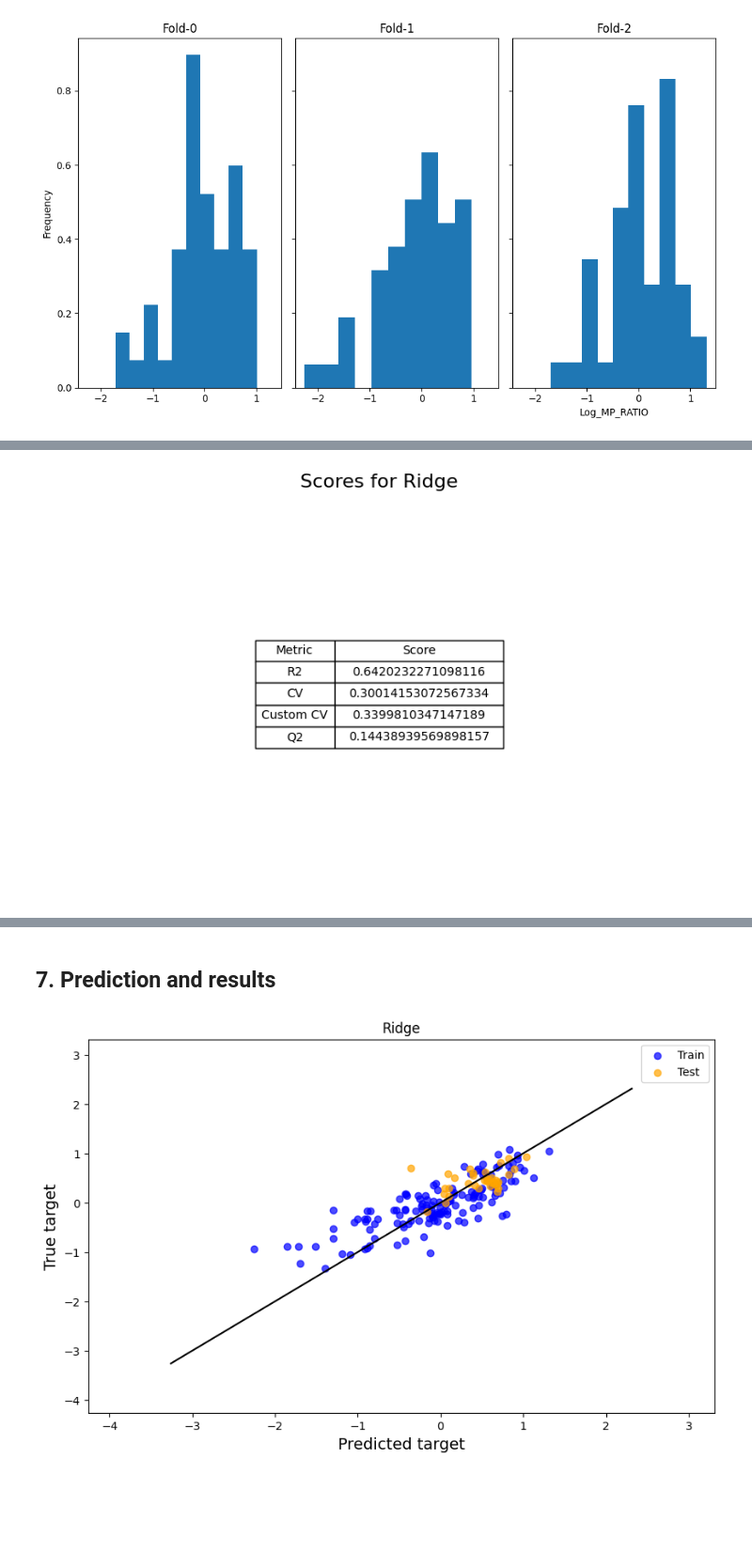
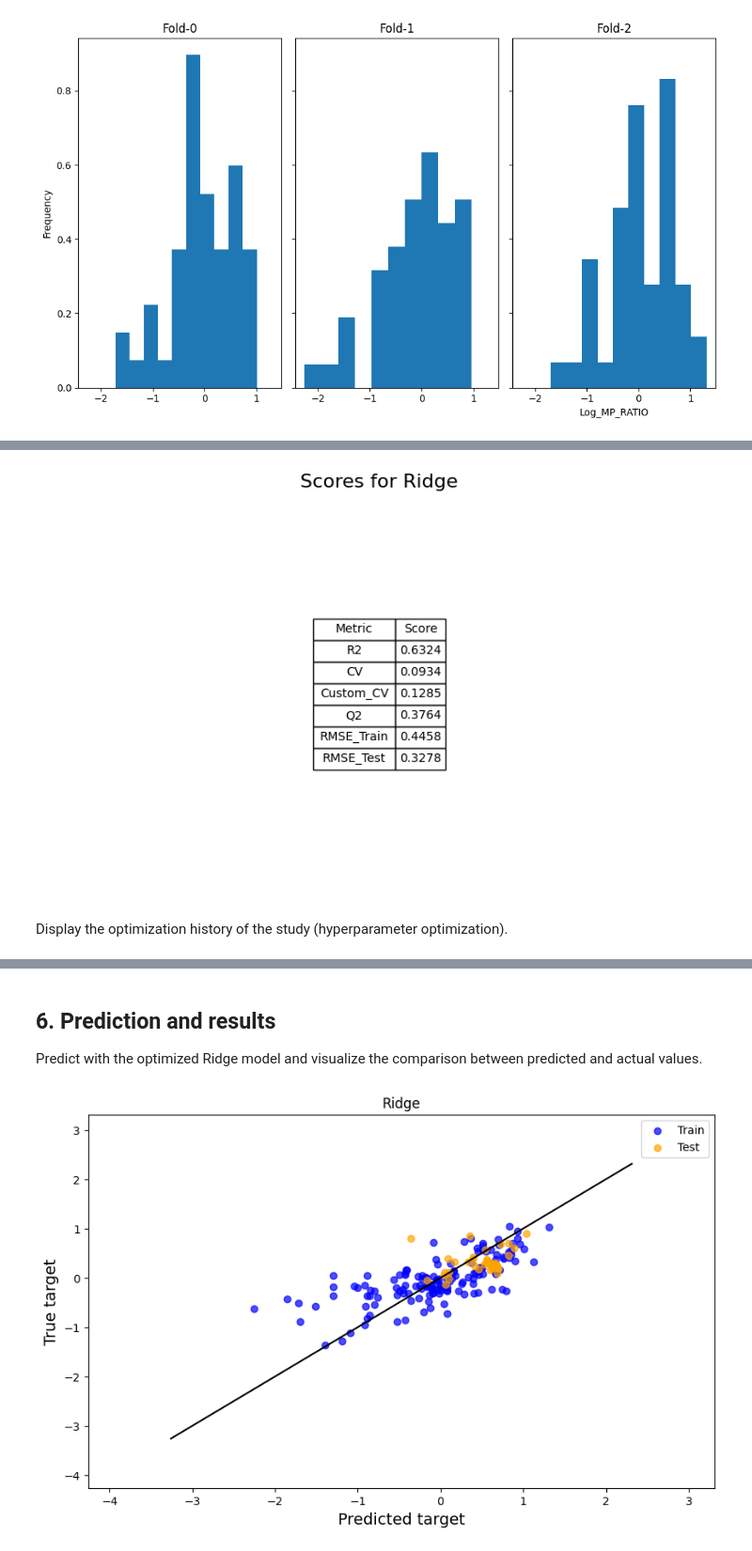
Before and after one commit to tahiri-lab/QSAR, a Jupyter notebook: tutorials/models/ridge_v2.ipynb, the cells around one changed output, grey strips where cells are left out. Shown at 94% size. Saved outputs shown, nothing was run; the diff lists cells and outputs as text; code cells hidden in the pictures; blank space fills up the shorter version.

Commit message:
improve Ridge model

```diff
--- a/tutorials/models/ridge_v2.ipynb
+++ b/tutorials/models/ridge_v2.ipynb
@@ -15,15 +31,10 @@ from sklearn.preprocessing import StandardScaler
 # %%
 data_paths = {
-    "full_train": "../data/full/train/full_train_unfiltered.csv",
-    "full_test": "../data/full/test/full_test_unfiltered.csv",
-    "neutral_train": "../data/neutral/train/neutral_train_unfiltered.csv",
-    "neutral_test": "../data/neutral/test/neutral_test_unfiltered.csv",
-    "ionizable_train": "../data/ionizable/train/ionizable_train_unfiltered.csv",
-    "ionizable_test": "../data/ionizable/test/ionizable_test_unfiltered.csv",
+    "full_train": "../../data/full/train/full_train_unfiltered.csv",
+    "full_test": "../../data/full/test/full_test_unfiltered.csv",
 }
 
 extractor = Extractor(data_paths)
 
-# todo move the split after the preprocessing
 x_dfs, y_dfs = extractor.split_x_y("Log_MP_RATIO")
 df_full_tain = extractor.get_df("full_train")
@@ -61,7 +67,7 @@ visualizer.display_model_performance("Ridge", metrics)
 # %%
 ridge_model = RidgeModel()
 
-optimizer = HyperParameterOptimizer(model=ridge_model, data=df_full_tain, direction='maximize', trials=100)
+optimizer = HyperParameterOptimizer(model=ridge_model, data=df_full_tain.copy(), direction='maximize', trials=100)
 
 study = optimizer.optimize()
 trial = study.best_trial
@@ -91,19 +99,24 @@ print(trial.value, trial.params)
 ridge_model.set_hyperparameters(**study.best_params)
 metrics = cross_validator.evaluate_model_performance(
     ridge_model.model, x_dfs["full_train"], y_dfs["full_train"], x_dfs["full_test"], y_dfs["full_test"])
+# metrics = { "R2": 0.6324, "CV": 0.0934, "Custom_CV": 0.1285, "Q2": 0.3764, "RMSE_Train": 0.4458,
+#                 "RMSE_Test": 0.3278}
 visualizer.display_model_performance("Ridge", metrics)
 # %% [output]
-[figure, old version]
+[figure, new version]
+# %% [markdown]
+Display the optimization history of the study (hyperparameter optimization).
 # %%
 display(plot_optimization_history(study))
 # %% [output]
 [interactive output not drawn]
 [interactive output not drawn]
-# %% [markdown]
-## 7. Prediction and results
+# %% [markdown]
+## 6. Prediction and results
+Predict with the optimized Ridge model and visualize the comparison between predicted and actual values.
 # %%
 y_full_train_pred, y_full_test_pred = cross_validator.get_predictions(ridge_model.model, x_dfs["full_train"],
                                                                       y_dfs["full_train"], x_dfs["full_test"])
-visualizer.display_graph("Ridge", y_dfs["full_train"], y_dfs["full_test"], y_full_train_pred, y_full_test_pred)
+visualizer.display_true_vs_predicted("Ridge", y_dfs["full_train"], y_dfs["full_test"], y_full_train_pred, y_full_test_pred)
 # %% [output]
-[figure, old version]
+[figure, new version]
```
Also changed, not shown: parts of 18 cells of this notebook, 1 other file.
